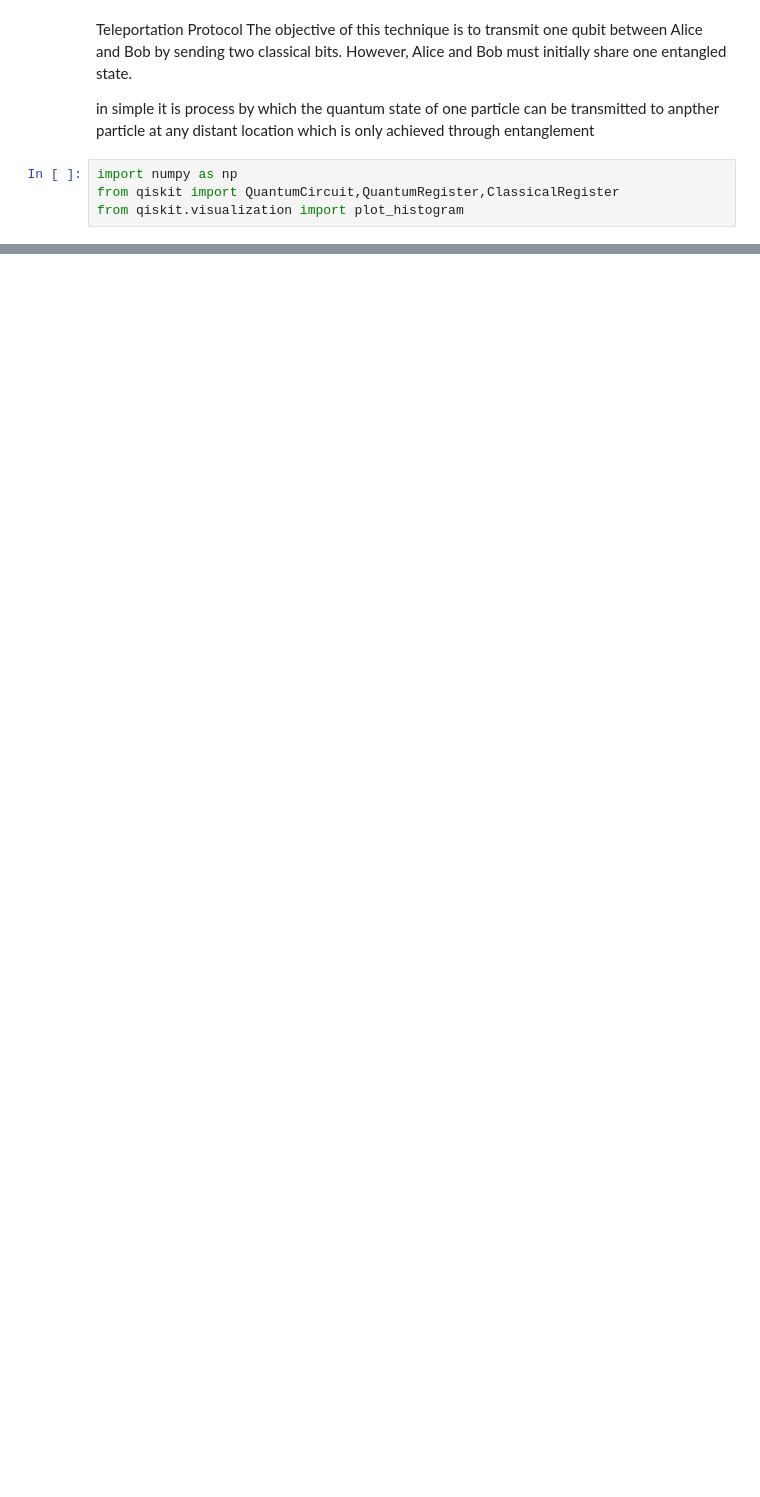
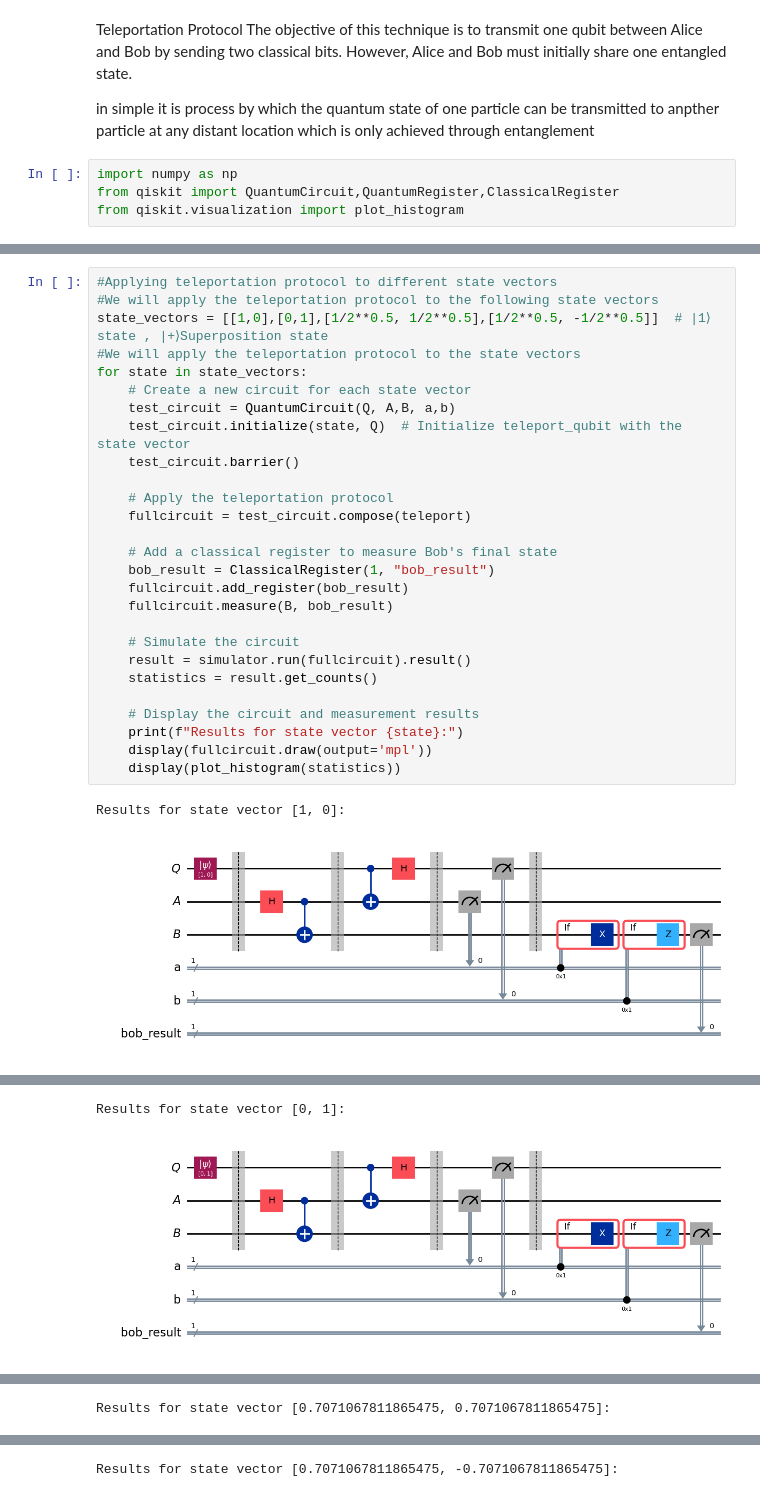
Before and after one commit to joshIsac/quantumcomputing, a Jupyter notebook: 2348523_Teleportation_protocol_lab5.ipynb, the cells around one changed output, grey strips where cells are left out. Drawn from its saved outputs; the diff is of its cells as text; blank space fills up the shorter version.

```diff
--- a/2348523_Teleportation_protocol_lab5.ipynb
+++ b/2348523_Teleportation_protocol_lab5.ipynb
@@ -156,0 +120,30 @@ Teleported State Vector on Qubit C: [0.        +0.00000000e+00j 0.70710678-8.659
+# %%
+#Applying teleportation protocol to different state vectors
+#We will apply the teleportation protocol to the following state vectors
+state_vectors = [[1,0],[0,1],[1/2**0.5, 1/2**0.5],[1/2**0.5, -1/2**0.5]]  # |1⟩ state , |+⟩Superposition state
+#We will apply the teleportation protocol to the state vectors
+for state in state_vectors:
+    # Create a new circuit for each state vector
+    test_circuit = QuantumCircuit(Q, A,B, a,b)
+    test_circuit.initialize(state, Q)  # Initialize teleport_qubit with the state vector
+    test_circuit.barrier()
+
+    # Apply the teleportation protocol
+    fullcircuit = test_circuit.compose(teleport)
+
+    # Add a classical register to measure Bob's final state
+    bob_result = ClassicalRegister(1, "bob_result")
+    fullcircuit.add_register(bob_result)
+    fullcircuit.measure(B, bob_result)
+
+    # Simulate the circuit
+    result = simulator.run(fullcircuit).result()
+    statistics = result.get_counts()
+
+    # Display the circuit and measurement results
+    print(f"Results for state vector {state}:")
+    display(fullcircuit.draw(output='mpl'))
+    display(plot_histogram(statistics))
+# %% [output]
+Results for state vector [1, 0]:
+[figure, added]
@@ -156,0 +151,2 @@ Teleported State Vector on Qubit C: [0.        +0.00000000e+00j 0.70710678-8.659
+Results for state vector [0, 1]:
+[figure, added]
@@ -156,0 +154 @@ Teleported State Vector on Qubit C: [0.        +0.00000000e+00j 0.70710678-8.659
+Results for state vector [0.7071067811865475, 0.7071067811865475]:
@@ -156,0 +157 @@ Teleported State Vector on Qubit C: [0.        +0.00000000e+00j 0.70710678-8.659
+Results for state vector [0.7071067811865475, -0.7071067811865475]:
```
Also changed, not shown: parts of 16 cells of this notebook.
